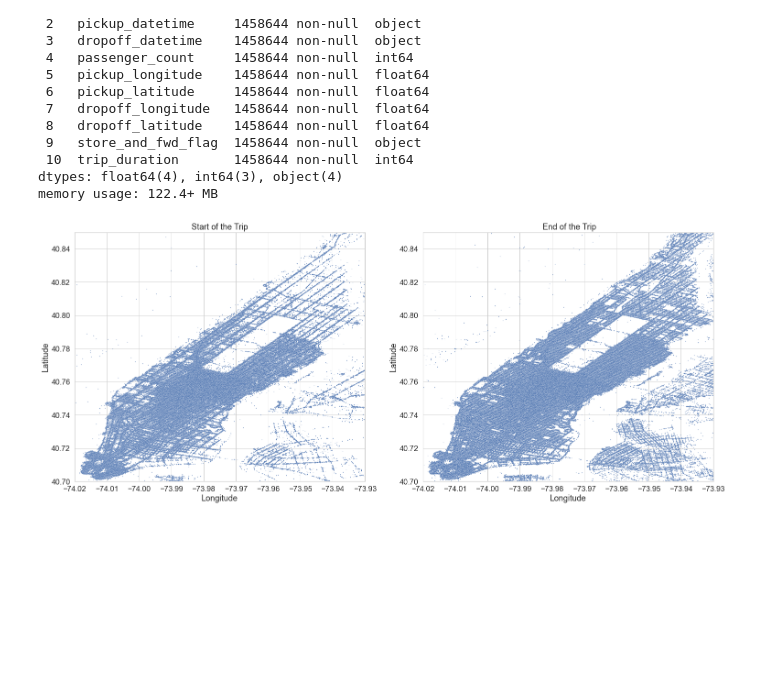
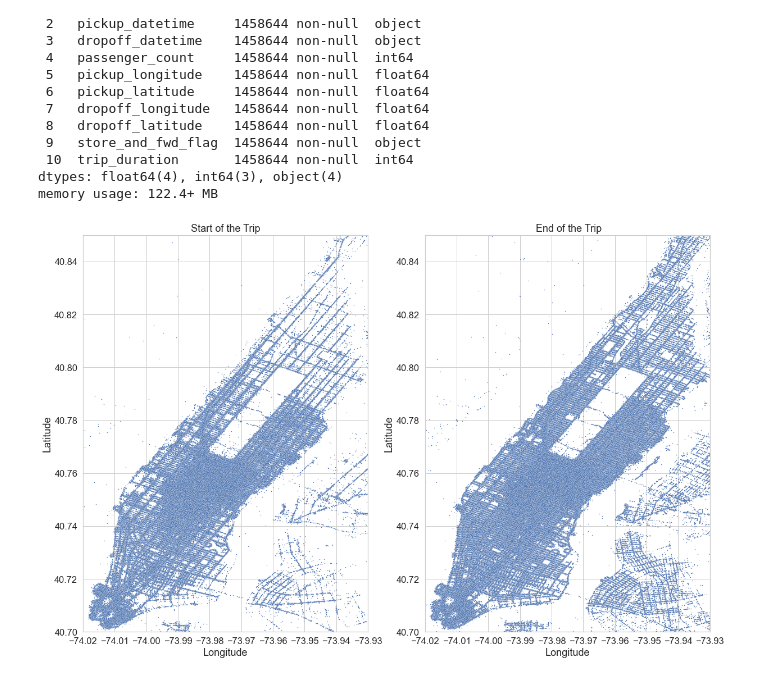
Before and after one commit to EuMentality/nyc_taxi_trip_proj, a Jupyter notebook: ml/notebooks/eda.ipynb, the cells around one changed output. Drawn from its saved outputs; the diff is of its cells as text; code cells hidden in the pictures; blank space fills up the shorter version.

```diff
--- a/ml/notebooks/eda.ipynb
+++ b/ml/notebooks/eda.ipynb
@@ -53,14 +56,36 @@ df.trip_duration = np.log1p(df.trip_duration)
+# %%
+# month, weekday, hour of pickup date
+df['pickup_month'] = df['pickup_datetime'].dt.month
+df['pickup_weekday'] = df['pickup_datetime'].dt.weekday
+df['pickup_hour'] = df['pickup_datetime'].dt.hour
+# %%
+# anomaly day
+anomaly_days = [pd.to_datetime('2016-01-23'), pd.to_datetime('2016-01-24')]
+df['anomaly'] = df.pickup_datetime.between(anomaly_days[0], anomaly_days[1], inclusive='both').astype(int)
+# %%
+# estimation of the trip distance
+meas_ang = 0.506 # 29 градусов = 0.506 радиан
+df['diff_latitude'] = (df['dropoff_latitude'] - df['pickup_latitude']).abs()*111
+df['diff_longitude'] = (df['dropoff_longitude'] - df['pickup_longitude']).abs()*80
+df['Euclidean'] = (df.diff_latitude**2 + df.diff_longitude**2)**0.5
+df['delta_manh_long'] = (df.Euclidean*np.sin(np.arctan(df.diff_longitude / df.diff_latitude)-meas_ang)).abs()
+df['delta_manh_lat'] = (df.Euclidean*np.cos(np.arctan(df.diff_longitude / df.diff_latitude)-meas_ang)).abs()
+df['manh_length'] = df.delta_manh_long + df.delta_manh_lat
+df.drop(['diff_latitude', 'diff_longitude', 'Euclidean', 'delta_manh_long', 'delta_manh_lat'], axis=1, inplace=True)
+# %%
+# rare categories
+df['passenger_count'] = df['passenger_count'].apply(lambda x: -1 if (x in [7,8,9,0]) else x)
 # %%
 # Scatter Plot for Start/End trip
-fig, axes = plt.subplots(1, 2,figsize=(25, 10))
+fig, axes = plt.subplots(1, 2,figsize=(20, 13))
 long_lat_set = [('pickup_longitude', 'pickup_latitude'), ('dropoff_longitude', 'dropoff_latitude')]
 scatter_name = ['Start of the Trip', ' End of the Trip']
 for k, ((longitude, latitude), ax_name) in enumerate(zip(long_lat_set, scatter_name)):
     sns.scatterplot(x=df[longitude], y=df[latitude], s=2, ax=axes[k])
     axes[k].set_title(ax_name)
     axes[k].set_xlabel('Longitude')
     axes[k].set_ylabel('Latitude')
     axes[k].set_ylim(40.700, 40.85)
     axes[k].set_xlim(-74.02,-73.93)
 # %% [output]
-[figure, old version]
+[figure, new version]
```
Also changed, not shown: parts of 2 cells of this notebook.
